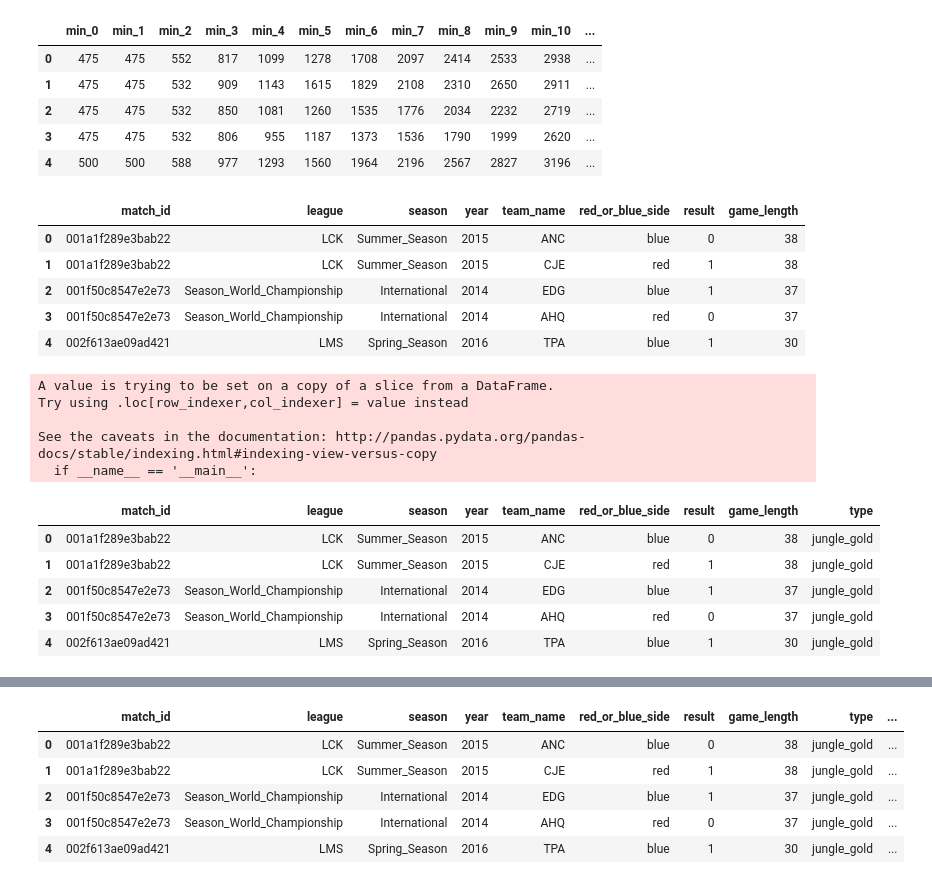
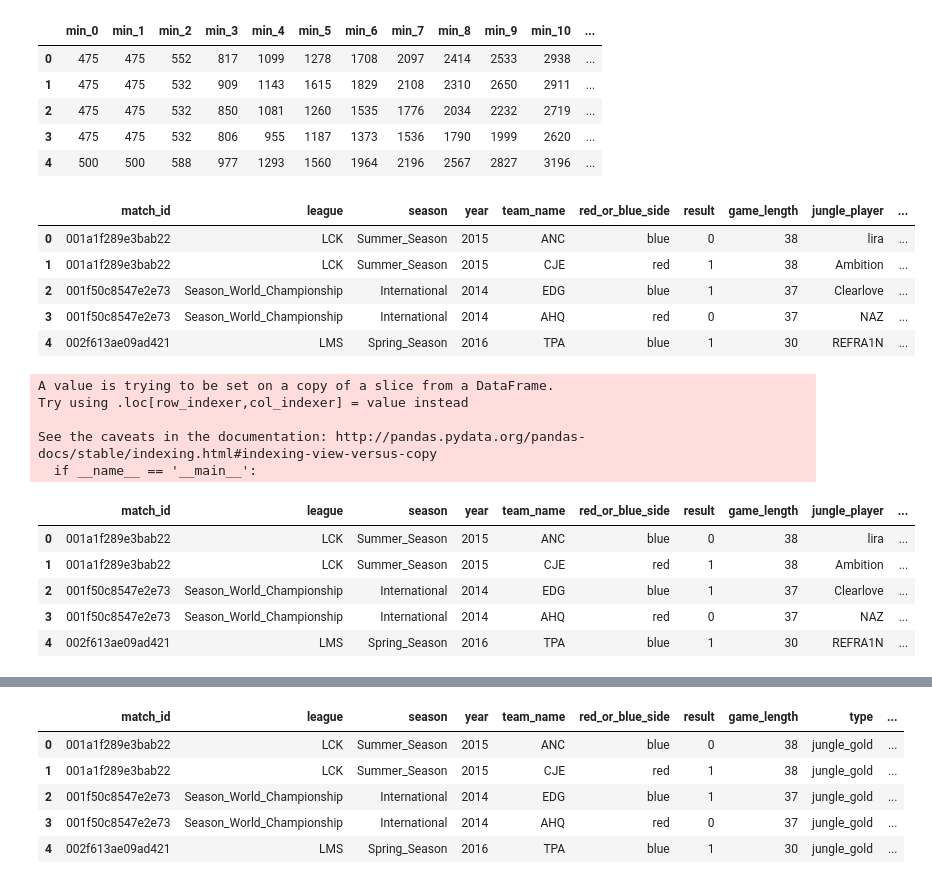
Before and after one commit to MPhillips55/Capstone_Project_2_League_of_Legends, a Jupyter notebook: EDA/League of Legends Dataset - Data Wrangling.ipynb, the cells around one changed output, grey strips where cells are left out. Drawn from its saved outputs; the diff is of its cells as text; code cells hidden in the pictures.

```diff
--- a/EDA/League of Legends Dataset - Data Wrangling.ipynb
+++ b/EDA/League of Legends Dataset - Data Wrangling.ipynb
@@ -523,3 +516,5 @@ merged_df1.head()
 | 4 | 002f613ae09ad421 | LMS | Spring_Season | 2016 | TPA | blue | 1 | 30 | ... |
 # %% [markdown]
 ### TOTAL GOLD
+# %%
+merged_df1.sort_values(['match_id', 'red_or_blue_side'], inplace=True)
@@ -780,15 +784,15 @@ expanded.head()
 | 4 | 500 | 500 | 588 | 977 | 1293 | 1560 | 1964 | 2196 | 2567 | 2827 | 3196 | ... |
 # %%
 combine_df = merged_df1[['match_id', 'league', 'season', 'year', 'team_name', 'red_or_blue_side', 'result',
-                        'game_length']]
+                        'game_length', 'jungle_player', 'jungle_champ']]
 combine_df.head()
 # %% [output]
-|  | match_id | league | season | year | team_name | red_or_blue_side | result | game_length |
-| 0 | 001a1f289e3bab22 | LCK | Summer_Season | 2015 | ANC | blue | 0 | 38 |
-| 1 | 001a1f289e3bab22 | LCK | Summer_Season | 2015 | CJE | red | 1 | 38 |
-| 2 | 001f50c8547e2e73 | Season_World_Championship | International | 2014 | EDG | blue | 1 | 37 |
-| 3 | 001f50c8547e2e73 | Season_World_Championship | International | 2014 | AHQ | red | 0 | 37 |
-| 4 | 002f613ae09ad421 | LMS | Spring_Season | 2016 | TPA | blue | 1 | 30 |
+|  | match_id | league | season | year | team_name | red_or_blue_side | result | game_length | jungle_player | ... |
+| 0 | 001a1f289e3bab22 | LCK | Summer_Season | 2015 | ANC | blue | 0 | 38 | lira | ... |
+| 1 | 001a1f289e3bab22 | LCK | Summer_Season | 2015 | CJE | red | 1 | 38 | Ambition | ... |
+| 2 | 001f50c8547e2e73 | Season_World_Championship | International | 2014 | EDG | blue | 1 | 37 | Clearlove | ... |
+| 3 | 001f50c8547e2e73 | Season_World_Championship | International | 2014 | AHQ | red | 0 | 37 | NAZ | ... |
+| 4 | 002f613ae09ad421 | LMS | Spring_Season | 2016 | TPA | blue | 1 | 30 | REFRA1N | ... |
 # %%
 combine_df['type'] = 'jungle_gold'
 combine_df.head()
@@ -798,9 +802,9 @@ Try using .loc[row_indexer,col_indexer] = value instead
 
 See the caveats in the documentation: http://pandas.pydata.org/pandas-docs/stable/indexing.html#indexing-view-versus-copy
   if __name__ == '__main__':
-|  | match_id | league | season | year | team_name | red_or_blue_side | result | game_length | type |
-| 0 | 001a1f289e3bab22 | LCK | Summer_Season | 2015 | ANC | blue | 0 | 38 | jungle_gold |
-| 1 | 001a1f289e3bab22 | LCK | Summer_Season | 2015 | CJE | red | 1 | 38 | jungle_gold |
-| 2 | 001f50c8547e2e73 | Season_World_Championship | International | 2014 | EDG | blue | 1 | 37 | jungle_gold |
-| 3 | 001f50c8547e2e73 | Season_World_Championship | International | 2014 | AHQ | red | 0 | 37 | jungle_gold |
-| 4 | 002f613ae09ad421 | LMS | Spring_Season | 2016 | TPA | blue | 1 | 30 | jungle_gold |
+|  | match_id | league | season | year | team_name | red_or_blue_side | result | game_length | jungle_player | ... |
+| 0 | 001a1f289e3bab22 | LCK | Summer_Season | 2015 | ANC | blue | 0 | 38 | lira | ... |
+| 1 | 001a1f289e3bab22 | LCK | Summer_Season | 2015 | CJE | red | 1 | 38 | Ambition | ... |
+| 2 | 001f50c8547e2e73 | Season_World_Championship | International | 2014 | EDG | blue | 1 | 37 | Clearlove | ... |
+| 3 | 001f50c8547e2e73 | Season_World_Championship | International | 2014 | AHQ | red | 0 | 37 | NAZ | ... |
+| 4 | 002f613ae09ad421 | LMS | Spring_Season | 2016 | TPA | blue | 1 | 30 | REFRA1N | ... |
```
Also changed, not shown: parts of 46 cells of this notebook, 2 other files.
